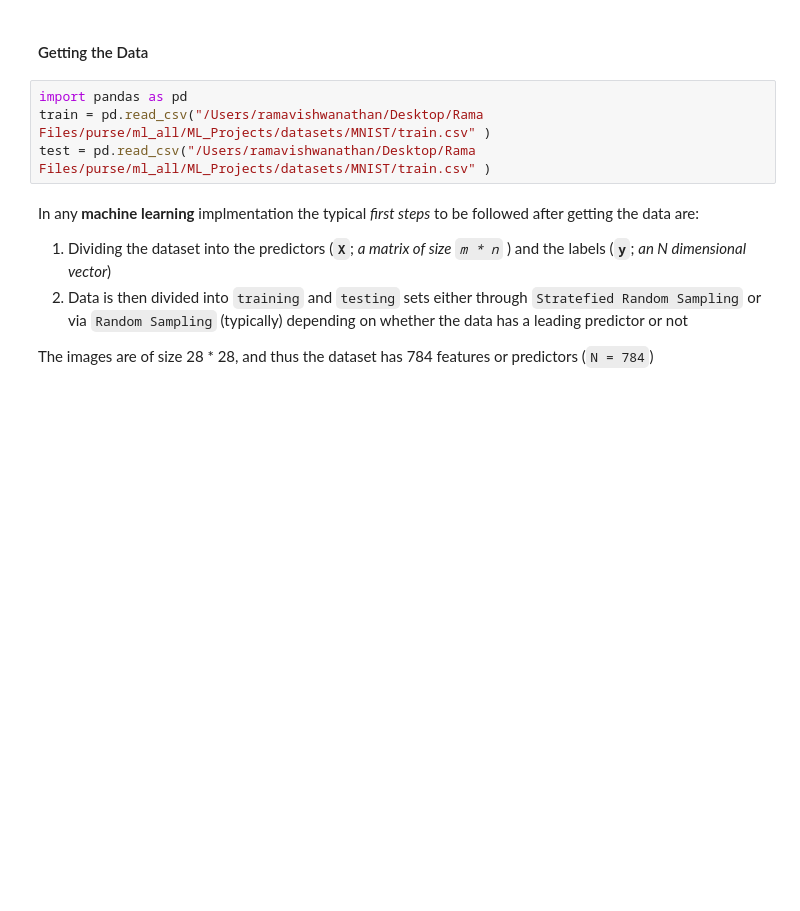
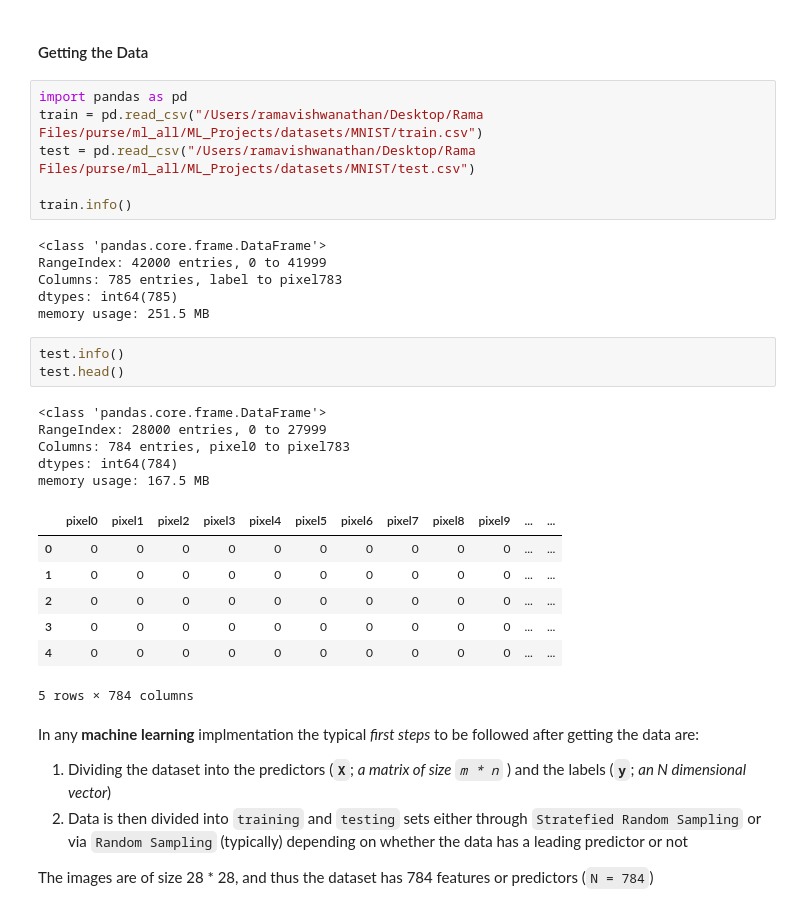
Before and after one commit to raamav/ML_Projects_1, a Jupyter notebook: 1b.MNIST_Kaggle.ipynb, the cells around one changed output. Saved outputs shown, nothing was run; the diff lists cells and outputs as text; blank space fills up the shorter version.

```diff
--- a/1b.MNIST_Kaggle.ipynb
+++ b/1b.MNIST_Kaggle.ipynb
@@ -60,8 +60,32 @@ def save_fig(fig_id, tight_layout=True):
 #### Getting the Data
 # %%
 import pandas as pd
-train = pd.read_csv("/Users/ramavishwanathan/Desktop/Rama Files/purse/ml_all/ML_Projects/datasets/MNIST/train.csv" )
-test = pd.read_csv("/Users/ramavishwanathan/Desktop/Rama Files/purse/ml_all/ML_Projects/datasets/MNIST/train.csv" )
+train = pd.read_csv("/Users/ramavishwanathan/Desktop/Rama Files/purse/ml_all/ML_Projects/datasets/MNIST/train.csv")
+test = pd.read_csv("/Users/ramavishwanathan/Desktop/Rama Files/purse/ml_all/ML_Projects/datasets/MNIST/test.csv")
+
+train.info()
+# %% [output]
+<class 'pandas.core.frame.DataFrame'>
+RangeIndex: 42000 entries, 0 to 41999
+Columns: 785 entries, label to pixel783
+dtypes: int64(785)
+memory usage: 251.5 MB
+# %%
+test.info()
+test.head()
+# %% [output]
+<class 'pandas.core.frame.DataFrame'>
+RangeIndex: 28000 entries, 0 to 27999
+Columns: 784 entries, pixel0 to pixel783
+dtypes: int64(784)
+memory usage: 167.5 MB
+|  | pixel0 | pixel1 | pixel2 | pixel3 | pixel4 | pixel5 | pixel6 | pixel7 | pixel8 | pixel9 | ... | ... |
+| 0 | 0 | 0 | 0 | 0 | 0 | 0 | 0 | 0 | 0 | 0 | ... | ... |
+| 1 | 0 | 0 | 0 | 0 | 0 | 0 | 0 | 0 | 0 | 0 | ... | ... |
+| 2 | 0 | 0 | 0 | 0 | 0 | 0 | 0 | 0 | 0 | 0 | ... | ... |
+| 3 | 0 | 0 | 0 | 0 | 0 | 0 | 0 | 0 | 0 | 0 | ... | ... |
+| 4 | 0 | 0 | 0 | 0 | 0 | 0 | 0 | 0 | 0 | 0 | ... | ... |
+5 rows × 784 columns
 # %% [markdown]
 
 In any **machine learning** implmentation the typical *first steps* to be followed after getting the data are:
```
Also changed, not shown: parts of 41 cells of this notebook.
